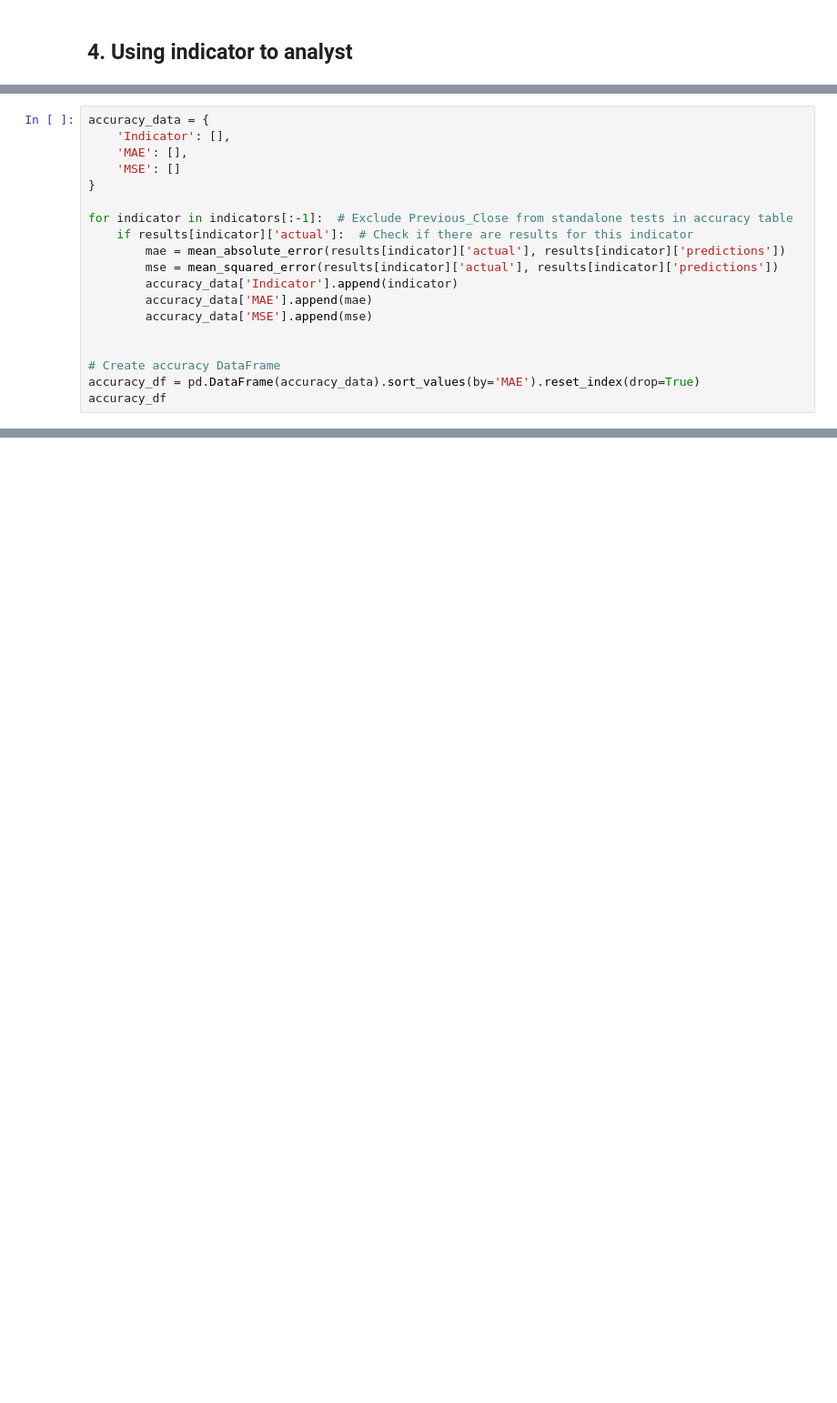
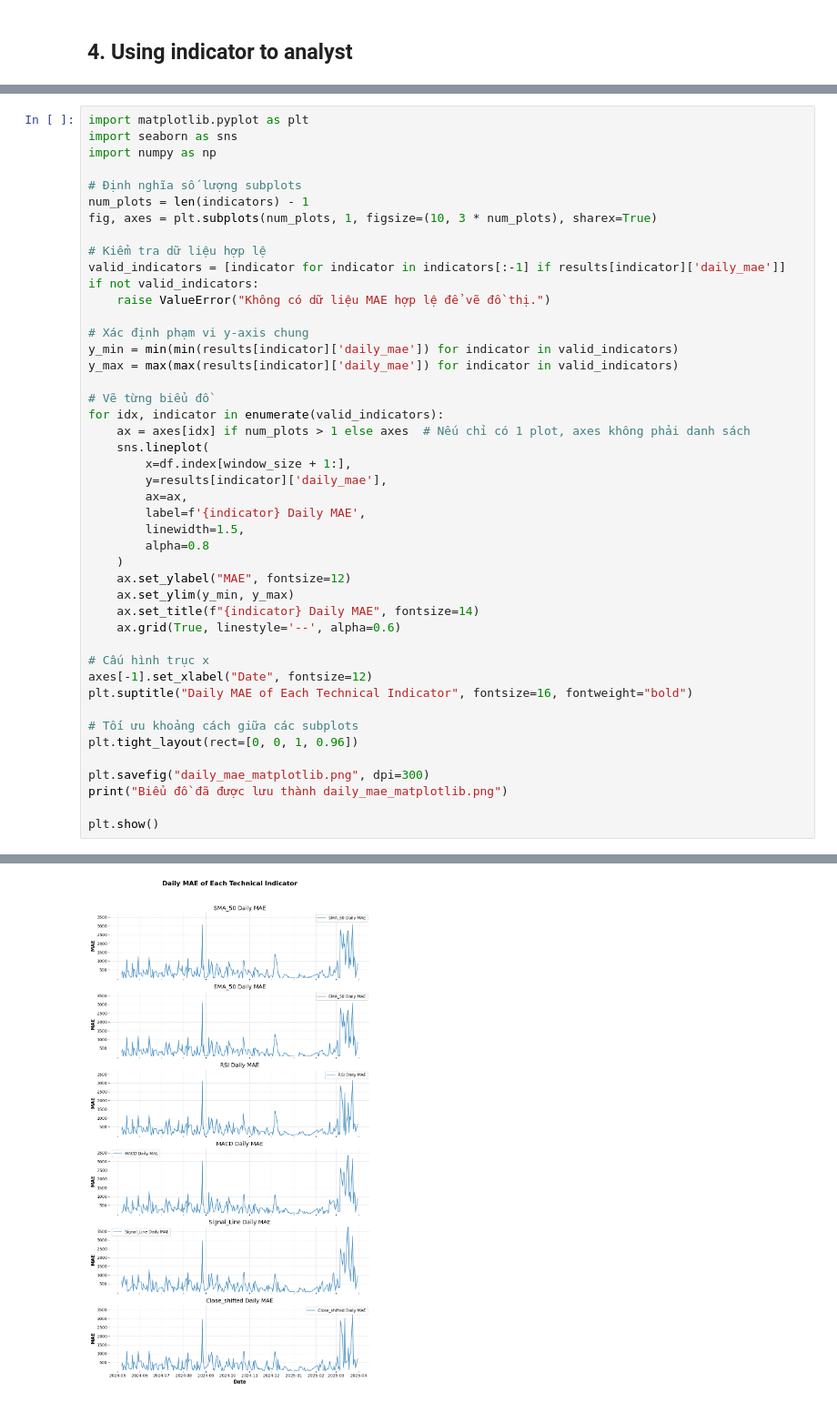
Before and after one commit to PNTLinh/Stock_TI, a Jupyter notebook: stock.ipynb, the cells around one changed output, grey strips where cells are left out. Shown: that part at 91% size. Saved outputs shown, nothing was run; the diff lists cells and outputs as text; blank space fills up the shorter version.

```diff
--- a/stock.ipynb
+++ b/stock.ipynb
@@ -242,19 +441,0 @@ for i in range(window_size, len(df) - 1):
-# %%
-accuracy_data = {
-    'Indicator': [],
-    'MAE': [],
-    'MSE': []
-}
-
-for indicator in indicators[:-1]:  # Exclude Previous_Close from standalone tests in accuracy table
-    if results[indicator]['actual']:  # Check if there are results for this indicator
-        mae = mean_absolute_error(results[indicator]['actual'], results[indicator]['predictions'])
-        mse = mean_squared_error(results[indicator]['actual'], results[indicator]['predictions'])
-        accuracy_data['Indicator'].append(indicator)
-        accuracy_data['MAE'].append(mae)
-        accuracy_data['MSE'].append(mse)
-
-
-# Create accuracy DataFrame
-accuracy_df = pd.DataFrame(accuracy_data).sort_values(by='MAE').reset_index(drop=True)
-accuracy_df
@@ -353,0 +472,46 @@ fig.show()
+# %%
+import matplotlib.pyplot as plt
+import seaborn as sns
+import numpy as np
+
+# Định nghĩa số lượng subplots
+num_plots = len(indicators) - 1
+fig, axes = plt.subplots(num_plots, 1, figsize=(10, 3 * num_plots), sharex=True)
+
+# Kiểm tra dữ liệu hợp lệ
+valid_indicators = [indicator for indicator in indicators[:-1] if results[indicator]['daily_mae']]
+if not valid_indicators:
+    raise ValueError("Không có dữ liệu MAE hợp lệ để vẽ đồ thị.")
+
+# Xác định phạm vi y-axis chung
+y_min = min(min(results[indicator]['daily_mae']) for indicator in valid_indicators)
+y_max = max(max(results[indicator]['daily_mae']) for indicator in valid_indicators)
+
+# Vẽ từng biểu đồ
+for idx, indicator in enumerate(valid_indicators):
+    ax = axes[idx] if num_plots > 1 else axes  # Nếu chỉ có 1 plot, axes không phải danh sách
+    sns.lineplot(
+        x=df.index[window_size + 1:],
+        y=results[indicator]['daily_mae'],
+        ax=ax,
+        label=f'{indicator} Daily MAE',
+        linewidth=1.5,
+        alpha=0.8
+    )
+    ax.set_ylabel("MAE", fontsize=12)
+    ax.set_ylim(y_min, y_max)
+    ax.set_title(f"{indicator} Daily MAE", fontsize=14)
+    ax.grid(True, linestyle='--', alpha=0.6)
+
+# Cấu hình trục x
+axes[-1].set_xlabel("Date", fontsize=12)
+plt.suptitle("Daily MAE of Each Technical Indicator", fontsize=16, fontweight="bold")
+
+# Tối ưu khoảng cách giữa các subplots
+plt.tight_layout(rect=[0, 0, 1, 0.96])
+
+plt.savefig("daily_mae_matplotlib.png", dpi=300)
+print("Biểu đồ đã được lưu thành daily_mae_matplotlib.png")
+
+plt.show()
+# %% [output]
@@ -353,0 +519 @@ fig.show()
+[figure, added]
```
Also changed, not shown: parts of 34 cells of this notebook.
